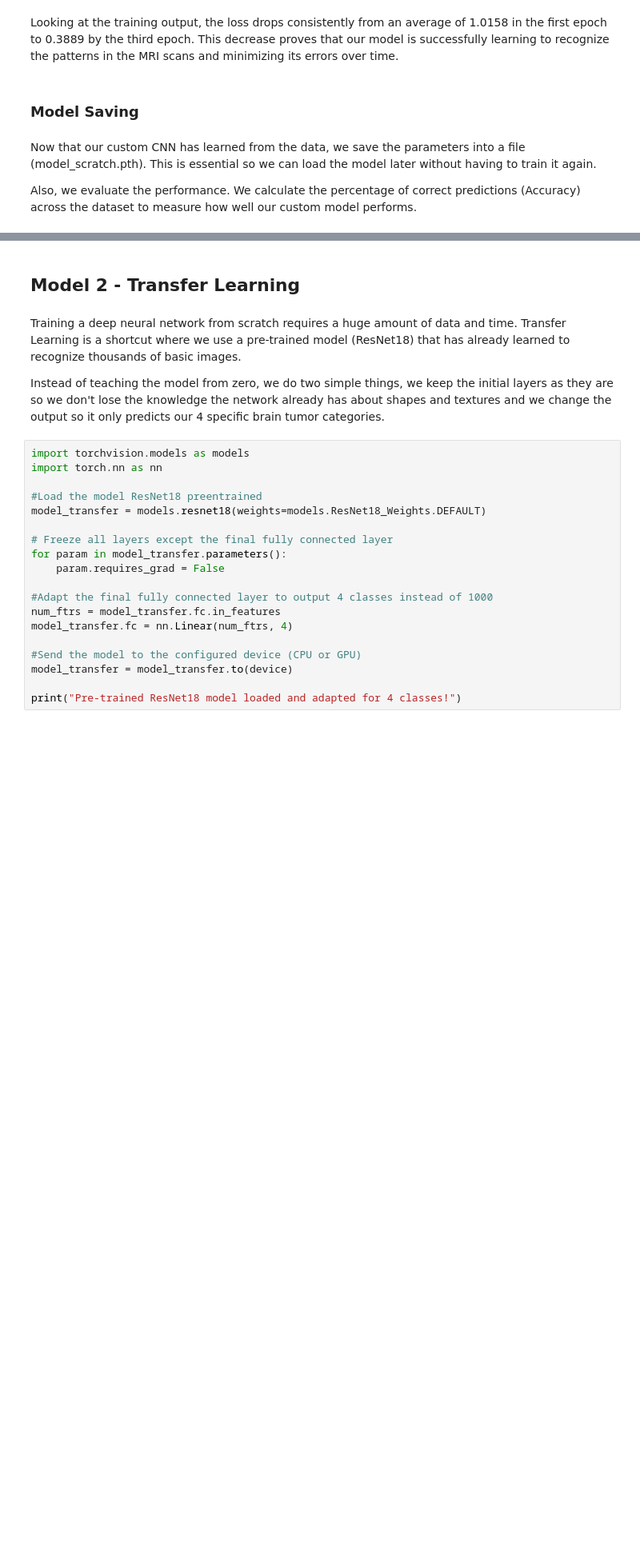
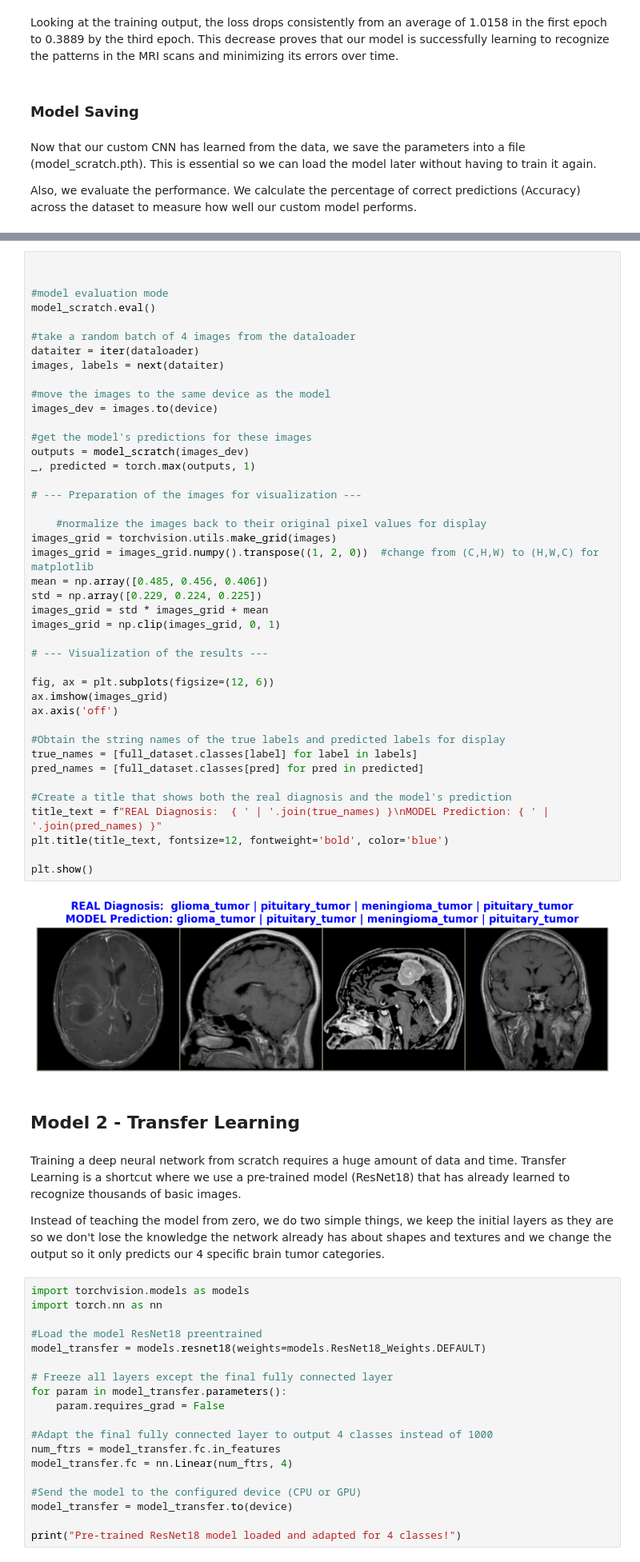
Before and after one commit to IkerMorrondo/deepLearning, a Jupyter notebook: 2assign/2assign.ipynb, the cells around one changed output, grey strips where cells are left out. Shown at 80% size. Cells and saved outputs as stored; diff of their text form; blank space fills up the shorter version.

Commit message:
visualization cnn

```diff
--- a/2assign/2assign.ipynb
+++ b/2assign/2assign.ipynb
@@ -332,3 +330,47 @@ Accuracy of the custom model on the dataset: 27.58%
+# %%
+
+
+#model evaluation mode
+model_scratch.eval()
+
+#take a random batch of 4 images from the dataloader
+dataiter = iter(dataloader)
+images, labels = next(dataiter)
+
+#move the images to the same device as the model
+images_dev = images.to(device)
+
+#get the model's predictions for these images
+outputs = model_scratch(images_dev)
+_, predicted = torch.max(outputs, 1)
+
+# --- Preparation of the images for visualization ---
+
+    #normalize the images back to their original pixel values for display
+images_grid = torchvision.utils.make_grid(images)
+images_grid = images_grid.numpy().transpose((1, 2, 0))  #change from (C,H,W) to (H,W,C) for matplotlib
+mean = np.array([0.485, 0.456, 0.406])
+std = np.array([0.229, 0.224, 0.225])
+images_grid = std * images_grid + mean
+images_grid = np.clip(images_grid, 0, 1)
+
+# --- Visualization of the results ---
+
+fig, ax = plt.subplots(figsize=(12, 6))
+ax.imshow(images_grid)
+ax.axis('off')
+
+#Obtain the string names of the true labels and predicted labels for display
+true_names = [full_dataset.classes[label] for label in labels]
+pred_names = [full_dataset.classes[pred] for pred in predicted]
+
+#Create a title that shows both the real diagnosis and the model's prediction
+title_text = f"REAL Diagnosis:  { ' | '.join(true_names) }\nMODEL Prediction: { ' | '.join(pred_names) }"
+plt.title(title_text, fontsize=12, fontweight='bold', color='blue')
+
+plt.show()
+# %% [output]
+[figure, added]
 # %% [markdown]
 ## Model 2 - Transfer Learning
 # %% [markdown]
```
Also changed, not shown: parts of 6 cells of this notebook.
